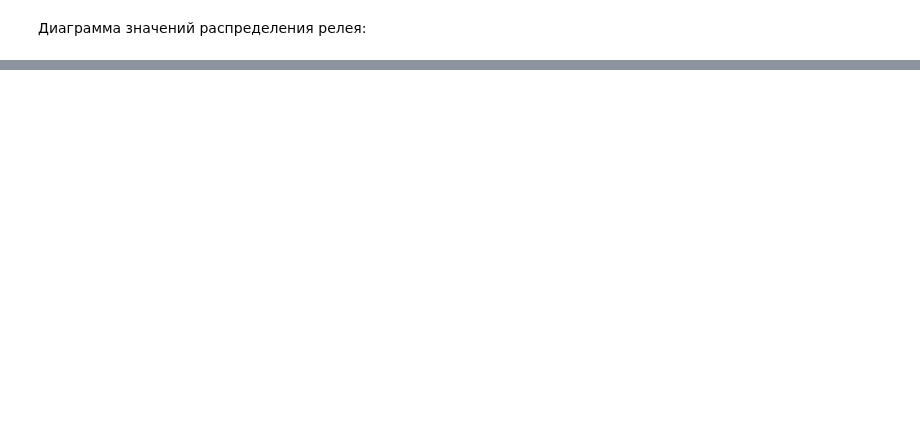
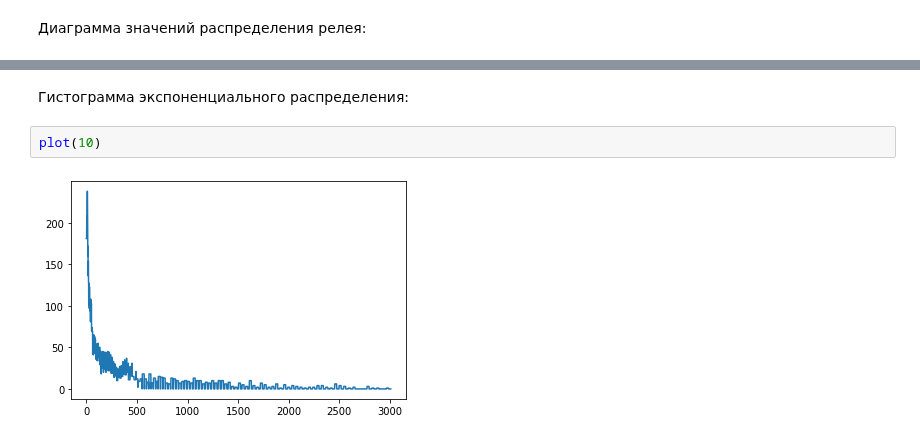
Before and after one commit to cha0xfox/WhiteNoise, a Jupyter notebook: Plots.ipynb, the cells around one changed output, grey strips where cells are left out. Drawn from its saved outputs; the diff is of its cells as text; blank space fills up the shorter version.

```diff
--- a/Plots.ipynb
+++ b/Plots.ipynb
@@ -82,0 +83,6 @@ plot(9)
+# %% [markdown]
+Гистограмма экспоненциального распределения:
+# %%
+plot(10)
+# %% [output]
+[figure, added]
```
Also changed, not shown: parts of 12 cells of this notebook, 4 other files.
